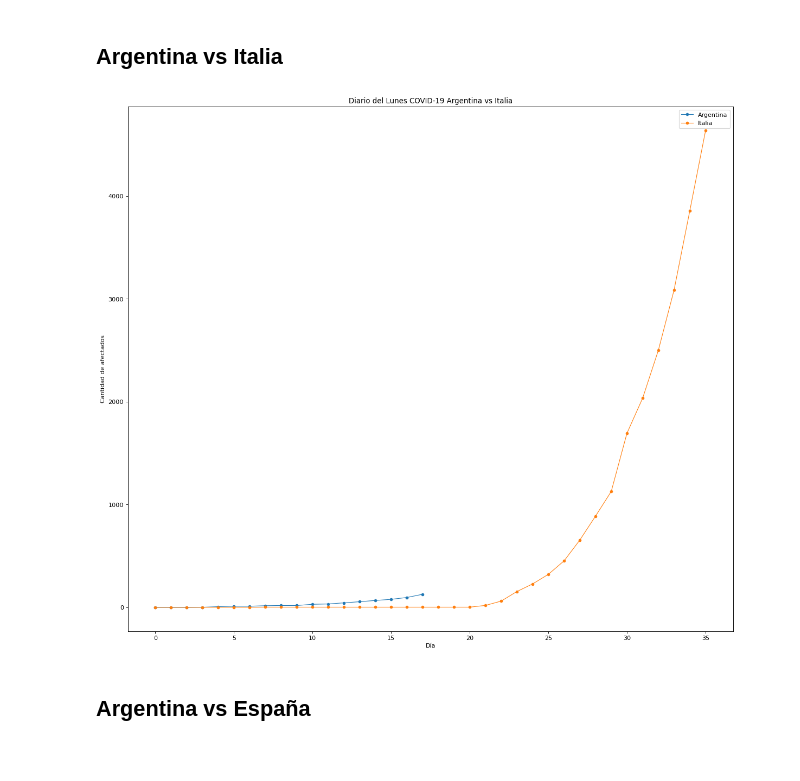
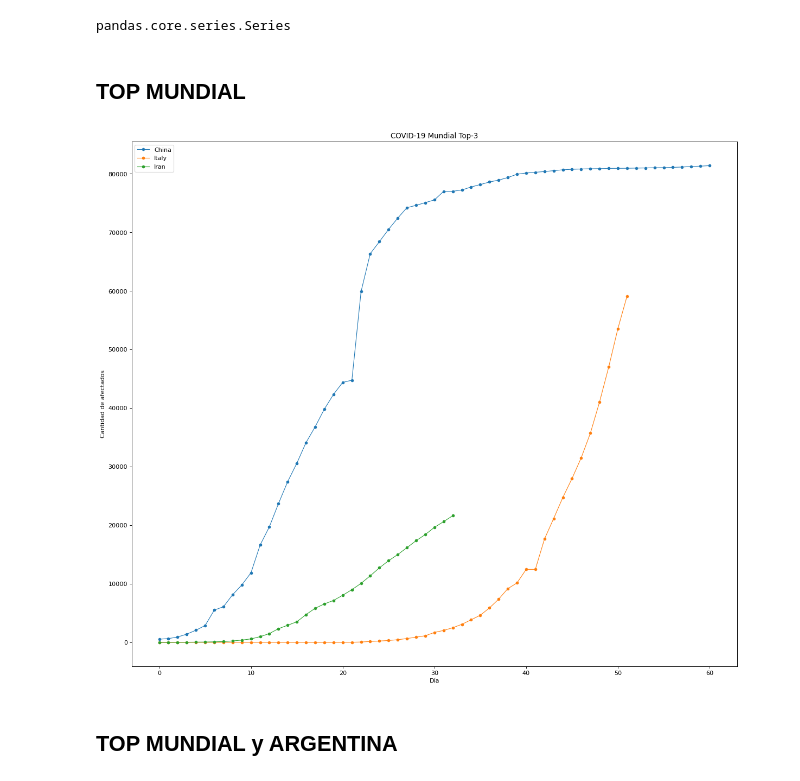
Before and after one commit to martingra/COVID19Argentina, a Jupyter notebook: COVID19ArgentinaMondayMorningQuarterback.ipynb, the cells around one changed output. Saved outputs shown, nothing was run; the diff lists cells and outputs as text; code cells hidden in the pictures.

Commit message:
New notebook showing top-n countries situation (only registered cases)

```diff
--- a/COVID19ArgentinaMondayMorningQuarterback.ipynb
+++ b/COVID19ArgentinaMondayMorningQuarterback.ipynb
@@ -17,7 +17,8 @@ import numpy as np
 import pandas as pd
 
 currentDirectory = os.getcwd()
-days_margin = 18 # amount of days to analyze after the last day in Argentina
+days_margin = 18 # amount of days to analyze
+amount_of_countries = 3
 # %%
 # Leemos el archivo csv con los casos
 confirmed_df = pd.read_csv(currentDirectory + "\\data_world\\time_series_19-covid-Confirmed.csv")
@@ -29,32 +30,44 @@ del confirmed_df['Province/State']
 confirmed_df = confirmed_df.set_index('Country/Region')
 
 confirmed_df.columns = pd.to_datetime(confirmed_df.columns)
+# %%
+totals = confirmed_df.sum(axis=1)
+# %%
+grouped = totals.groupby(level=0).sum()
+# %%
+sort = grouped.sort_values(ascending=False)
+
+data = confirmed_df.loc[sort.index[1],:][confirmed_df.loc[sort.index[1],:]>0].groupby(level=0).sum()
+data
+sort.index[1]
+type(data) ==
+# data = data.loc[sort.index[1],:]
+# %% [output]
+pandas.core.series.Series
 # %% [markdown]
-<h2>Argentina vs Italia</h2>
+<h2>TOP MUNDIAL</h2>
 # %%
 fig=plt.figure(figsize=(18, 16), dpi= 80, facecolor='w', edgecolor='k')
 
 legend = []
 
-arg = confirmed_df.loc['Argentina',:][confirmed_df.loc['Argentina',:]>0]
-arg.reset_index(drop=True, inplace=True)
-arg.plot.line(marker="o", linewidth=1, markersize=4)
-legend.append('Argentina')
+for i in range(0,amount_of_countries):
+    data = confirmed_df.loc[sort.index[i],:][confirmed_df.loc[sort.index[i],:]>0].groupby(level=0).sum()
+    if isinstance(data, pd.DataFrame):
+        data = data.loc[sort.index[i],:]
+    data.reset_index(drop=True, inplace=True)
+    data.plot.line(marker="o", linewidth=1, markersize=4)
+    legend.append(sort.index[i])
 
-comp = confirmed_df.loc['Italy',:][confirmed_df.loc['Italy',:]>0]
-comp = comp[0:arg.count()+days_margin]
-comp.reset_index(drop=True, inplace=True)
-comp.plot.line(marker="o", linewidth=1, markersize=4)
-legend.append('Italia')
 
-plt.title('Diario del Lunes COVID-19 Argentina vs Italia')
+plt.title('COVID-19 Mundial Top-' + str(amount_of_countries))
 plt.legend(legend)
 
 plt.xlabel('Día')
 plt.ylabel('Cantidad de afectados')
 
 plt.show()
 # %% [output]
-[figure, old version]
+[figure, new version]
 # %% [markdown]
-<h2>Argentina vs España</h2>
+<h2>TOP MUNDIAL y ARGENTINA</h2>
```
Also changed, not shown: parts of 3 cells of this notebook.
